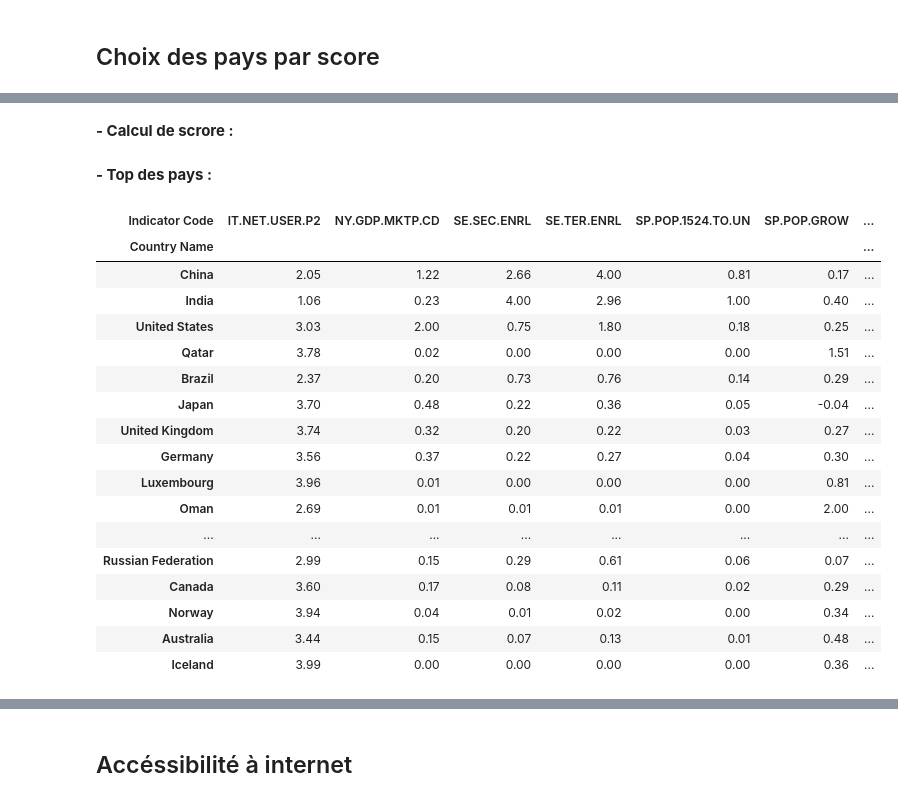
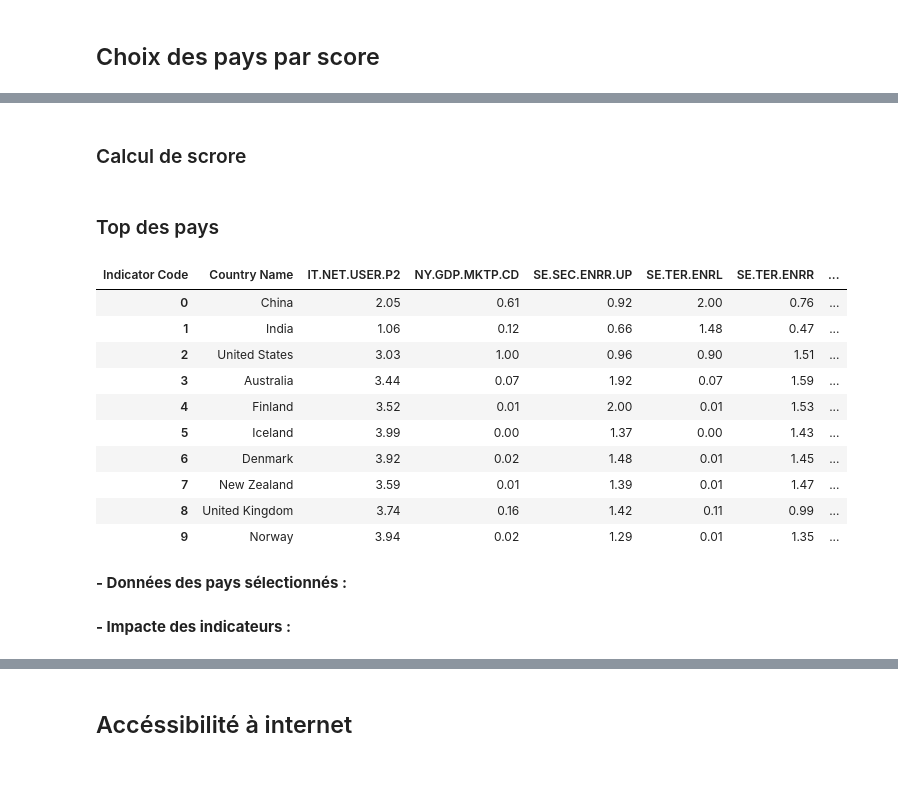
Before and after one commit to Lwmay/analyses_de_systemes_educatifs, a Jupyter notebook: P2_01_notebook.ipynb, the cells around one changed output, grey strips where cells are left out. Saved outputs shown, nothing was run; the diff lists cells and outputs as text; code cells hidden in the pictures; blank space fills up the shorter version.

```diff
--- a/P2_01_notebook.ipynb
+++ b/P2_01_notebook.ipynb
@@ -1024,0 +1098,5 @@ No data
+# %%
+df_teach_g = df_stats_p[df_stats_p['Topic']=='Teachers']
+df_teach = drop_gender(df_teach_g)
+df_teach = df_teach[~df_teach['Indicator Name'].str.contains('primary|lower', regex=True)]
+values_rate(df_teach)
@@ -1025,3 +1113,11 @@ No data
+# %%
+# Suppression des indicateurs par genre
+list_teach_g = list(df_teach_g['Indicator Code'].unique())
+list_teach = list(df_teach['Indicator Code'].unique())
+
+list_teach_drop = list(set(list_teach_g)-set(list_teach_g))
+
+df_stats_p = df_stats_p[~df_stats_p['Indicator Code'].isin(list_teach_drop)]
 # %% [markdown]
 ## Sélection des indicateurs
 # %% [markdown]
@@ -1053,13 +1151,15 @@ df_coutry_ind.drop(columns = "Long definition")
 list_indicators = [
     'SP.POP.GROW',
     'SP.POP.TOTL',
-    'SP.POP.1524.TO.UN',
     'NY.GDP.MKTP.CD',
     'IT.NET.USER.P2',
-    'SE.SEC.ENRL',
+    'UIS.E.3',
     'SE.TER.ENRL',
-    'UIS.E.3',
-    'UIS.E.4'
+    'SE.SEC.ENRR.UP',
+    'SE.TER.ENRR',
+    'SP.POP.1524.TO.UN'
 ]
 
 df_stats_p_selected = df_stats_p[df_stats_p['Indicator Code'].isin(list_indicators)]
+df_coutry_ind_selected = values_rate(df_stats_p_selected)
+df_coutry_ind_selected.drop(columns = "Long definition")
@@ -1143,41 +1296,38 @@ df_data_scaled.head(2)
 # %% [markdown]
-**- Calcul de scrore :**
+### Calcul de scrore
 # %%
 dict_coeff = {
+    'SP.POP.GROW': 2,
+    'SP.POP.TOTL': 1,
+    'NY.GDP.MKTP.CD': 1,
     'IT.NET.USER.P2': 4,
-    'NY.GDP.MKTP.CD': 2,
-    'SE.SEC.ENRL': 4,
-    'SE.TER.ENRL': 4,
-    'SP.POP.1524.TO.UN': 1,
-    'SP.POP.GROW': 2,
-    'SP.POP.TOTL' :1,
-    'UIS.E.3': 3
+    'UIS.E.3': 2,
+    'SE.TER.ENRL': 2,
+    'SE.SEC.ENRR.UP': 2,
+    'SE.TER.ENRR': 2,
+    'SP.POP.1524.TO.UN': 4
 }
 
 for indicator, coeff in dict_coeff.items():
     df_data_scaled[indicator] = df_data_scaled[indicator] * coeff
 
-df_data_scaled['score'] = df_data_scaled.sum(axis=1)
+df_data_scaled['Score'] = df_data_scaled.sum(axis=1)
 # %% [markdown]
-**- Top des pays :**
+### Top des pays
 # %%
-df_data_scaled.sort_values(by='score', ascending=False).head(20)
+df_data_scaled_sc = df_data_scaled.sort_values(by='Score', ascending=False).head(10).reset_index()
+df_data_scaled_sc
 # %% [output]
-| Indicator Code | IT.NET.USER.P2 | NY.GDP.MKTP.CD | SE.SEC.ENRL | SE.TER.ENRL | SP.POP.1524.TO.UN | SP.POP.GROW | ... |
-| Country Name |  |  |  |  |  |  | ... |
-| China | 2.05 | 1.22 | 2.66 | 4.00 | 0.81 | 0.17 | ... |
-| India | 1.06 | 0.23 | 4.00 | 2.96 | 1.00 | 0.40 | ... |
-| United States | 3.03 | 2.00 | 0.75 | 1.80 | 0.18 | 0.25 | ... |
-| Qatar | 3.78 | 0.02 | 0.00 | 0.00 | 0.00 | 1.51 | ... |
-| Brazil | 2.37 | 0.20 | 0.73 | 0.76 | 0.14 | 0.29 | ... |
-| Japan | 3.70 | 0.48 | 0.22 | 0.36 | 0.05 | -0.04 | ... |
-| United Kingdom | 3.74 | 0.32 | 0.20 | 0.22 | 0.03 | 0.27 | ... |
-| Germany | 3.56 | 0.37 | 0.22 | 0.27 | 0.04 | 0.30 | ... |
-| Luxembourg | 3.96 | 0.01 | 0.00 | 0.00 | 0.00 | 0.81 | ... |
-| Oman | 2.69 | 0.01 | 0.01 | 0.01 | 0.00 | 2.00 | ... |
-| ... | ... | ... | ... | ... | ... | ... | ... |
-| Russian Federation | 2.99 | 0.15 | 0.29 | 0.61 | 0.06 | 0.07 | ... |
-| Canada | 3.60 | 0.17 | 0.08 | 0.11 | 0.02 | 0.29 | ... |
-| Norway | 3.94 | 0.04 | 0.01 | 0.02 | 0.00 | 0.34 | ... |
-| Australia | 3.44 | 0.15 | 0.07 | 0.13 | 0.01 | 0.48 | ... |
-| Iceland | 3.99 | 0.00 | 0.00 | 0.00 | 0.00 | 0.36 | ... |
+| Indicator Code | Country Name | IT.NET.USER.P2 | NY.GDP.MKTP.CD | SE.SEC.ENRR.UP | SE.TER.ENRL | SE.TER.ENRR | ... |
+| 0 | China | 2.05 | 0.61 | 0.92 | 2.00 | 0.76 | ... |
+| 1 | India | 1.06 | 0.12 | 0.66 | 1.48 | 0.47 | ... |
+| 2 | United States | 3.03 | 1.00 | 0.96 | 0.90 | 1.51 | ... |
+| 3 | Australia | 3.44 | 0.07 | 1.92 | 0.07 | 1.59 | ... |
+| 4 | Finland | 3.52 | 0.01 | 2.00 | 0.01 | 1.53 | ... |
+| 5 | Iceland | 3.99 | 0.00 | 1.37 | 0.00 | 1.43 | ... |
+| 6 | Denmark | 3.92 | 0.02 | 1.48 | 0.01 | 1.45 | ... |
+| 7 | New Zealand | 3.59 | 0.01 | 1.39 | 0.01 | 1.47 | ... |
+| 8 | United Kingdom | 3.74 | 0.16 | 1.42 | 0.11 | 0.99 | ... |
+| 9 | Norway | 3.94 | 0.02 | 1.29 | 0.01 | 1.35 | ... |
+# %% [markdown]
+**- Données des pays sélectionnés :**
@@ -1183,0 +1340,2 @@ df_data_scaled.sort_values(by='score', ascending=False).head(20)
+# %% [markdown]
+**- Impacte des indicateurs :**
```
Also changed, not shown: parts of 91 cells of this notebook.
